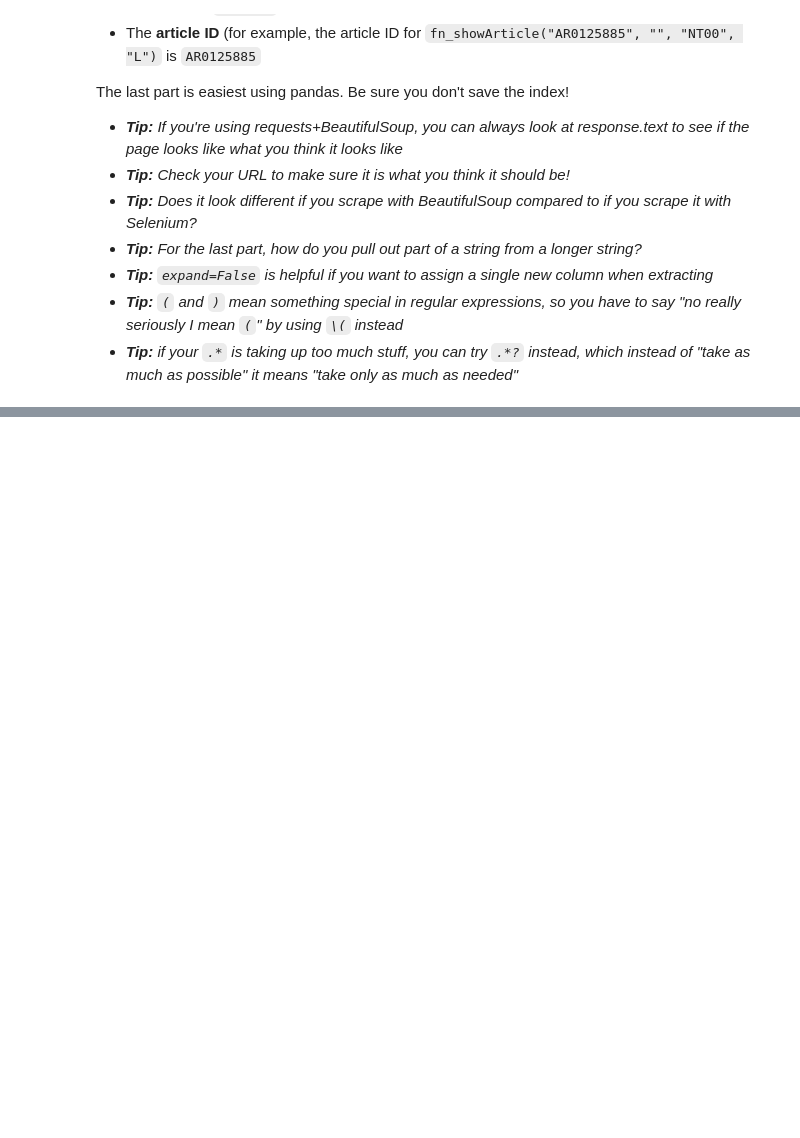
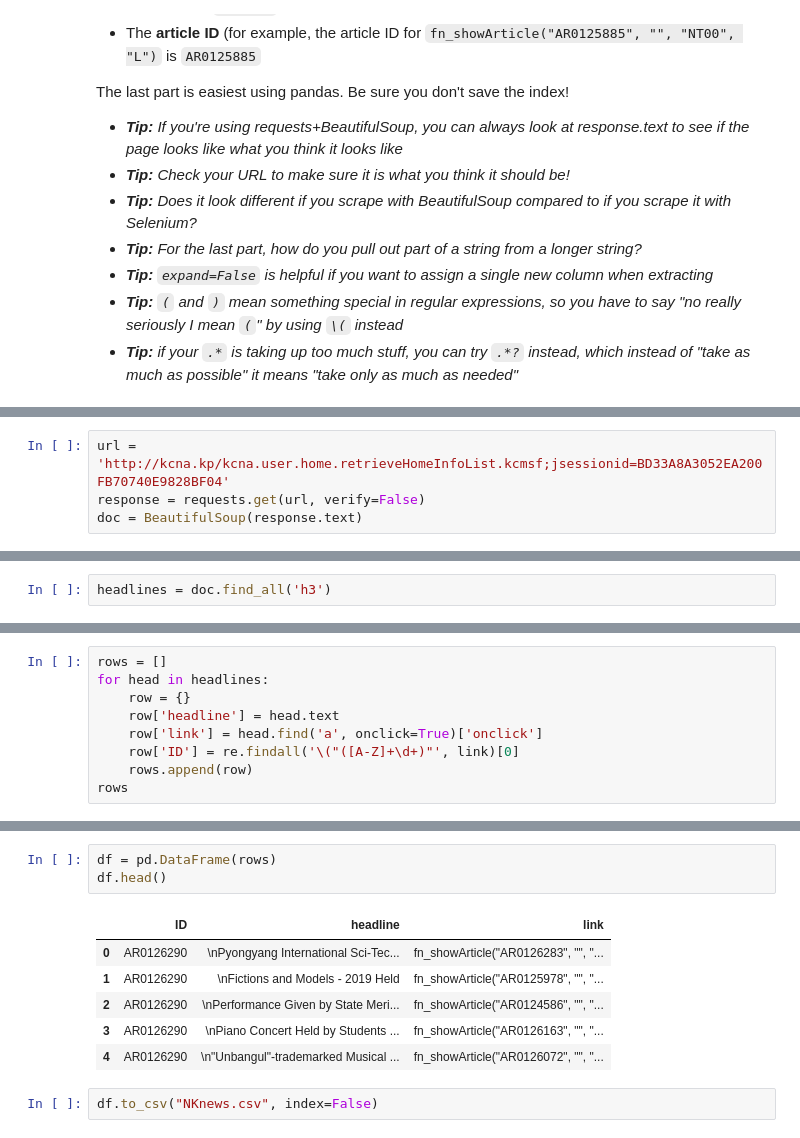
Before and after one commit to mingligraphics/foundations_homework, a Jupyter notebook: 08-homework/01 - North Korean News.ipynb, the cells around one changed output, grey strips where cells are left out. Cells and saved outputs as stored; diff of their text form; blank space fills up the shorter version.

```diff
--- a/08-homework/01 - North Korean News.ipynb
+++ b/08-homework/01 - North Korean News.ipynb
@@ -20,0 +27,4 @@ The last part is easiest using pandas. Be sure you don't save the index!
+# %%
+url = 'http://kcna.kp/kcna.user.home.retrieveHomeInfoList.kcmsf;jsessionid=BD33A8A3052EA200FB70740E9828BF04'
+response = requests.get(url, verify=False)
+doc = BeautifulSoup(response.text)
@@ -20,0 +51,2 @@ The last part is easiest using pandas. Be sure you don't save the index!
+# %%
+headlines = doc.find_all('h3')
@@ -20,0 +71,9 @@ The last part is easiest using pandas. Be sure you don't save the index!
+# %%
+rows = []
+for head in headlines:
+    row = {}
+    row['headline'] = head.text
+    row['link'] = head.find('a', onclick=True)['onclick']
+    row['ID'] = re.findall('\("([A-Z]+\d+)"', link)[0]
+    rows.append(row)
+rows
@@ -20,0 +98,12 @@ The last part is easiest using pandas. Be sure you don't save the index!
+# %%
+df = pd.DataFrame(rows)
+df.head()
+# %% [output]
+|  | ID | headline | link |
+| 0 | AR0126290 | \nPyongyang International Sci-Tec... | fn_showArticle("AR0126283", "", "... |
+| 1 | AR0126290 | \nFictions and Models - 2019 Held | fn_showArticle("AR0125978", "", "... |
+| 2 | AR0126290 | \nPerformance Given by State Meri... | fn_showArticle("AR0124586", "", "... |
+| 3 | AR0126290 | \nPiano Concert Held by Students ... | fn_showArticle("AR0126163", "", "... |
+| 4 | AR0126290 | \n"Unbangul"-trademarked Musical ... | fn_showArticle("AR0126072", "", "... |
+# %%
+df.to_csv("NKnews.csv", index=False)
```
Also changed, not shown: parts of 4 cells of this notebook, 2 other files.
